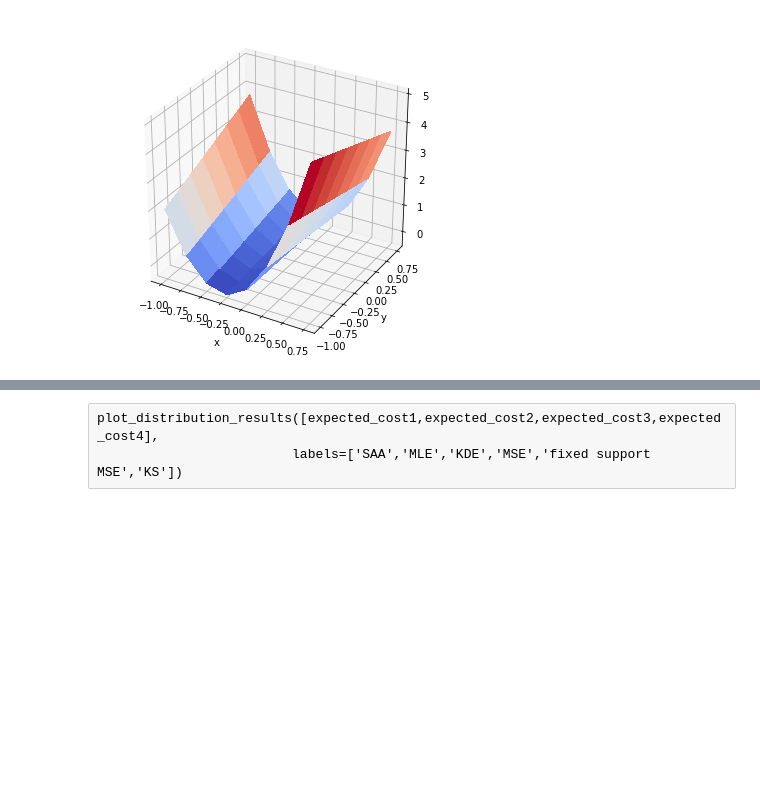
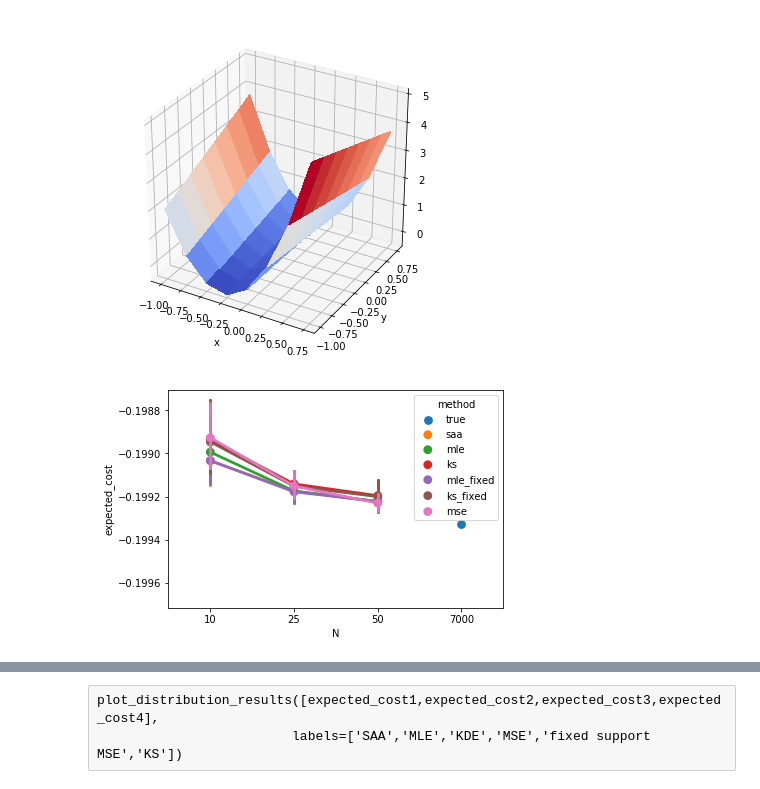
Before and after one commit to harrisonnguyen/stochastic_optimisation, a Jupyter notebook: MLE/investigating_different_beta_cost_functions.ipynb, the cells around one changed output, grey strips where cells are left out. Drawn from its saved outputs; the diff is of its cells as text; code cells hidden in the pictures; blank space fills up the shorter version.

```diff
--- a/MLE/investigating_different_beta_cost_functions.ipynb
+++ b/MLE/investigating_different_beta_cost_functions.ipynb
@@ -302,6 +276,12 @@ def plot_result(results,plot_histogram=False,y_label='average expected cost'):
         #plt.xlabel('No of samples')
         #
         #plt.legend(['SAA','MLE','KDE','MSE','fixed support MSE','KS'])
+# %%
+N = [10,25,50]
+n_iter = 50
+n_samples = 7000
+methods = ['true','saa','mle','ks','mle_fixed','ks_fixed']
+distributions = [Y1,Y2,Y3,Y4]
 # %% [markdown]
 ## Results 2.1
 These are the results for: <br>
@@ -325,7 +305,7 @@ ax.set_ylabel("y")
 Text(0.5,0,'y')
 [figure]
 # %%
-results1 = minimise_methods(Y1,f1_mean,N,n_iter)
+results1 = minimise_methods(distributions,f1_mean,methods,N,n_iter,n_samples)
 # %%
 def calculate_expected_cost(x_star_array,distribution,function,n_samples=10000):
     """
@@ -335,3 +315,20 @@ def calculate_expected_cost(x_star_array,distribution,function,n_samples=10000):
     samples = distribution.rvs(n_samples)
     expected_cost = np.mean(function(np.reshape(x_star_array,(-1,1)),samples),axis=1)
     return np.reshape(expected_cost,x_star_array.shape)
+# %%
+def calculate_expected_cost_pandas(df,distributions,function,n_samples=10000):
+
+    for i, ele in enumerate(distributions):
+        mask = df['distribution']==i
+        samples = ele.rvs(n_samples)
+        func = lambda x: np.mean(function(x,samples))
+        df.loc[mask,'expected_cost'] = df['x_star'].apply(func)
+    return df
+# %%
+results1 = calculate_expected_cost_pandas(results1,
+                                    distributions,f1)
+# %%
+ax = sns.pointplot(x="N", y="expected_cost", hue="method",
+                data=results1[results1['distribution']==1])
+# %% [output]
+[figure, added]
```
Also changed, not shown: parts of 33 cells of this notebook.
